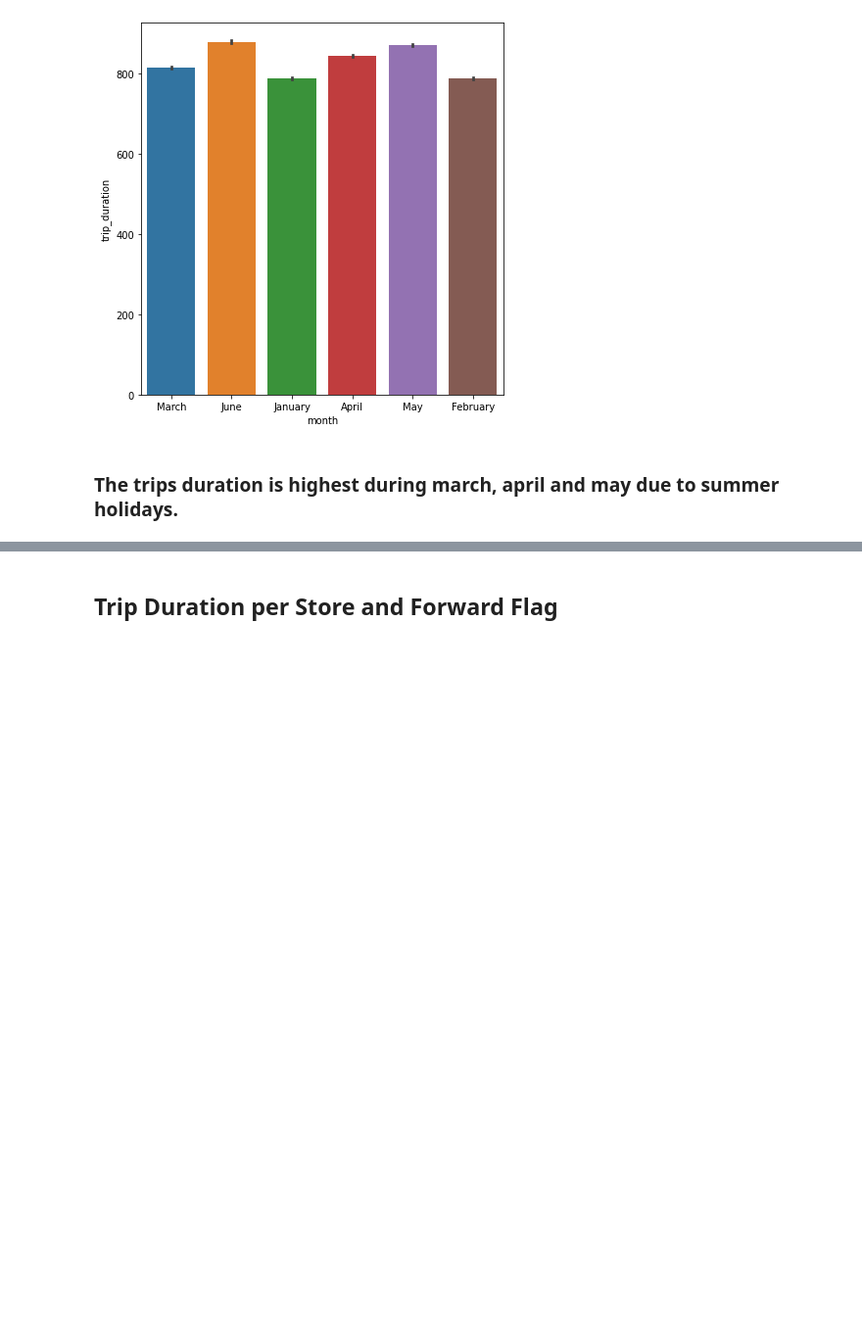
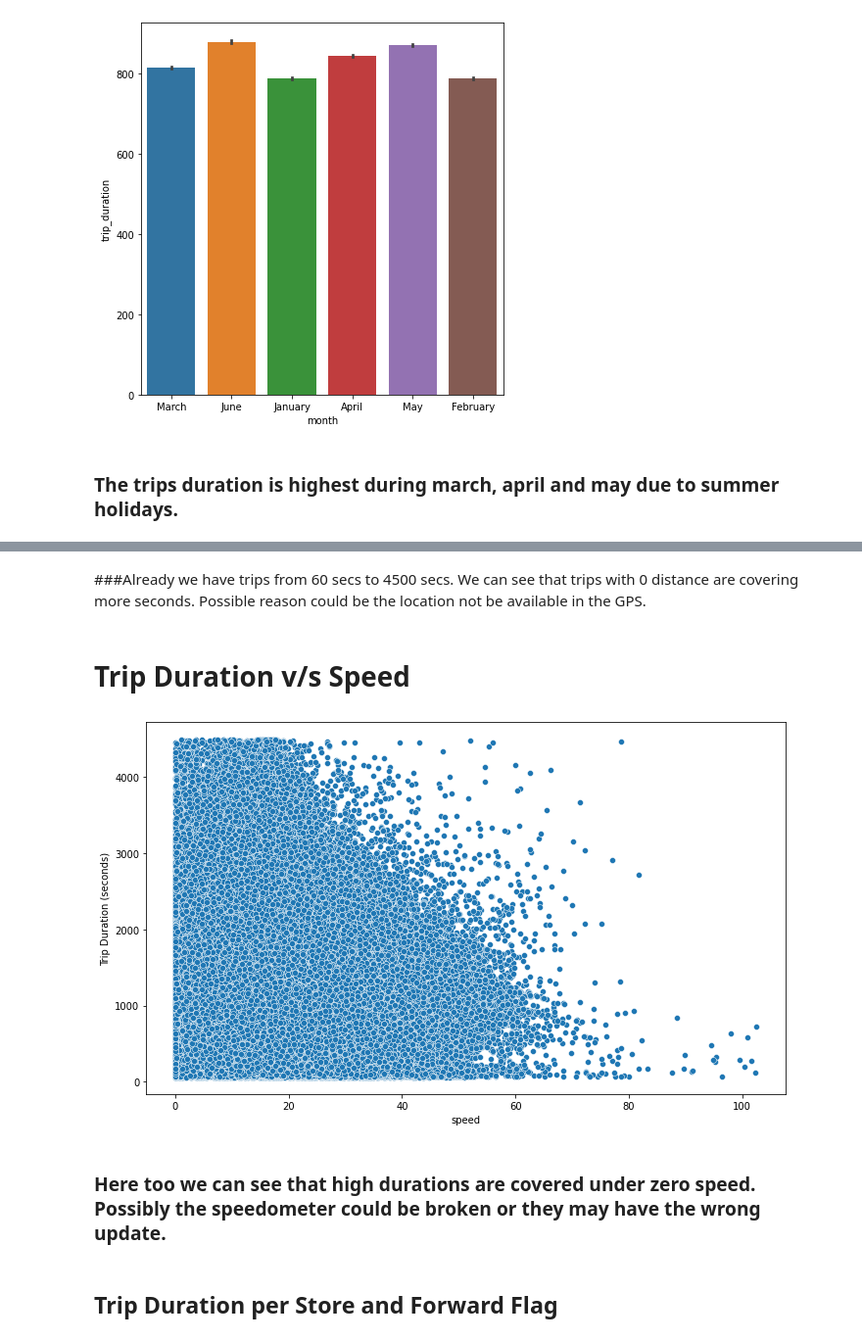
Before and after one commit to Ajay0110/NYC-Taxi-Trip-Time-Prediction, a Jupyter notebook: NYC_Taxi_Trip_Time_Prediction_Capstone_Project.ipynb, the cells around one changed output, grey strips where cells are left out. Shown at 98% size. Saved outputs shown, nothing was run; the diff lists cells and outputs as text; code cells hidden in the pictures; blank space fills up the shorter version.

```diff
--- a/NYC_Taxi_Trip_Time_Prediction_Capstone_Project.ipynb
+++ b/NYC_Taxi_Trip_Time_Prediction_Capstone_Project.ipynb
@@ -592,3 +602,17 @@ sns.barplot(x="month", y='trip_duration', data=taxi_df)
+# %% [markdown]
+###Already we have trips from 60 secs to 4500 secs. We can see that trips with 0 distance are covering more seconds.  Possible reason could be the location not be available in the GPS.
+# %% [markdown]
+# Trip Duration v/s Speed
+# %%
+plt.figure(figsize = (10,6))
+sns.scatterplot(y='trip_duration',x='speed',data=taxi_df,estimator=np.mean)
+plt.xlabel('speed')
+plt.ylabel('Trip Duration (seconds)')
+plt.show()
+# %% [output]
+[figure, added]
+# %% [markdown]
+### Here too we can see that high durations are covered under zero speed. Possibly the speedometer could be broken or they may have the wrong update.
 # %% [markdown]
 ## Trip Duration per Store and Forward Flag
 # %%
```
Also changed, not shown: parts of 8 cells of this notebook.
